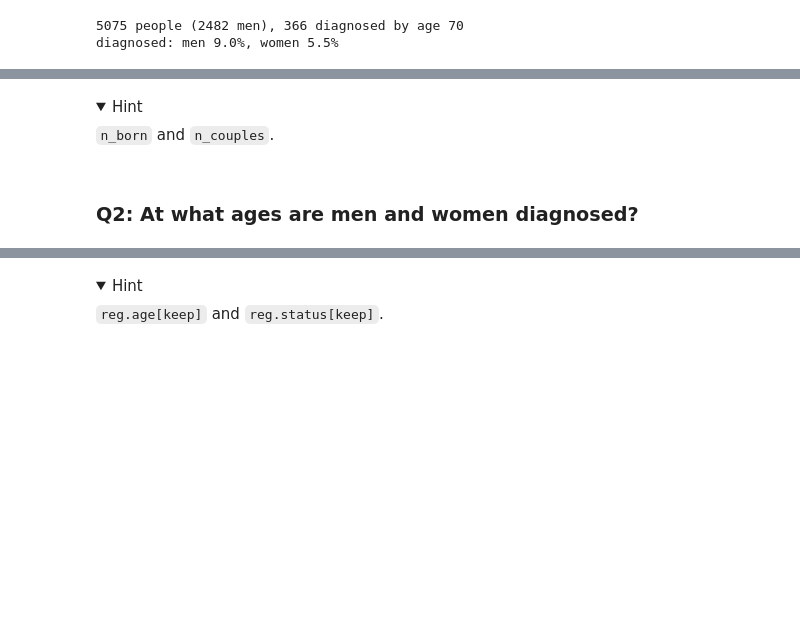
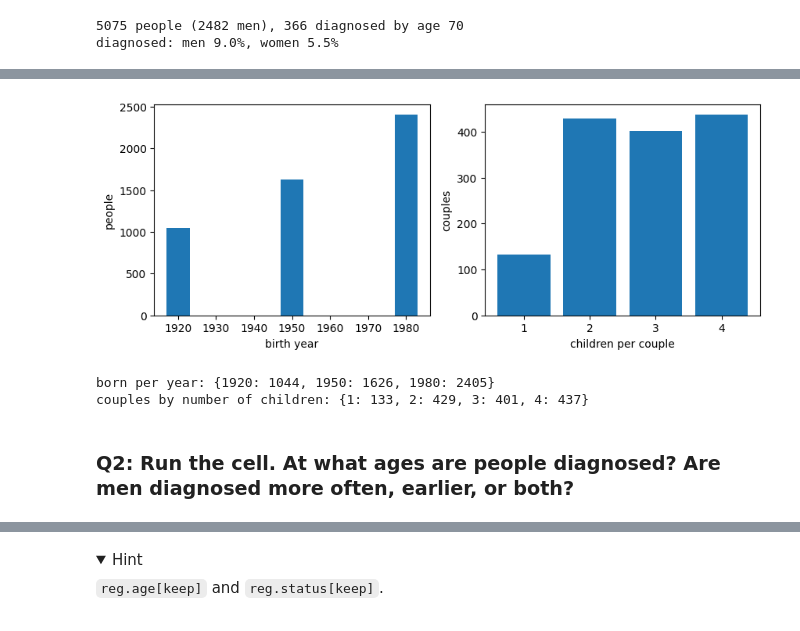
Before and after one commit to bvilhjal/ATIG_2026, a Jupyter notebook: teaching_days/2026-09-24/LTFH/LTFH_exercise.ipynb, the cells around one changed output, grey strips where cells are left out. Drawn from its saved outputs; the diff is of its cells as text; code cells hidden in the pictures; folded sections open; blank space fills up the shorter version.

```diff
--- a/teaching_days/2026-09-24/LTFH/LTFH_exercise.ipynb
+++ b/teaching_days/2026-09-24/LTFH/LTFH_exercise.ipynb
@@ -100,25 +101,25 @@ diagnosed: men 9.0%, women 5.5%
 # %%
 row = {p: i for i, p in enumerate(reg.ids)}                      # id -> row number
 years, n_born = np.unique(reg.birth_time, return_counts=True)    # people born in each year
 couples = Counter((f, m) for f, m in zip(reg.father, reg.mother) if f in row and m in row)
 sizes, n_couples = np.unique(list(couples.values()), return_counts=True)   # children per couple
 
 fig, (ax1, ax2) = plt.subplots(1, 2, figsize=(10, 3.5))
-ax1.bar(years, ..., width=6)          # how many people were born in each year: n_born
+ax1.bar(years, n_born, width=6)       # how many people were born in each year
 ax1.set_xlabel("birth year")
 ax1.set_ylabel("people")
-ax2.bar(sizes, ...)                   # how many couples have each number of children: n_couples
+ax2.bar(sizes, n_couples)             # how many couples have each number of children
 ax2.set_xlabel("children per couple")
 ax2.set_ylabel("couples")
 plt.show()
+print("born per year:", dict(zip(years.astype(int).tolist(), n_born.tolist())))
+print("couples by number of children:", dict(zip(sizes.tolist(), n_couples.tolist())))
+# %% [output]
+[figure, added]
+born per year: {1920: 1044, 1950: 1626, 1980: 2405}
+couples by number of children: {1: 133, 2: 429, 3: 401, 4: 437}
-# %% [markdown]
-<details><summary>Hint</summary>
-
-`n_born` and `n_couples`.
-
-</details>
 # %% [markdown]
-### Q2: At what ages are men and women diagnosed?
+### Q2: Run the cell. At what ages are people diagnosed? Are men diagnosed more often, earlier, or both?
 # %%
 bins = np.arange(0, 75, 5)                                      # 5-year age bins
 fig, ax = plt.subplots(figsize=(6, 3.5))
```
Also changed, not shown: parts of 26 cells of this notebook, 6 other files.
